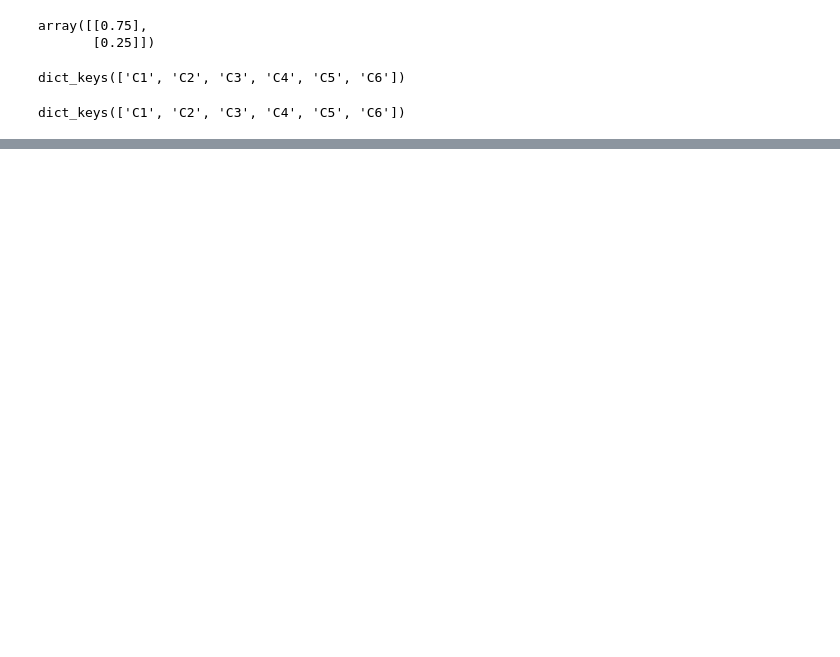
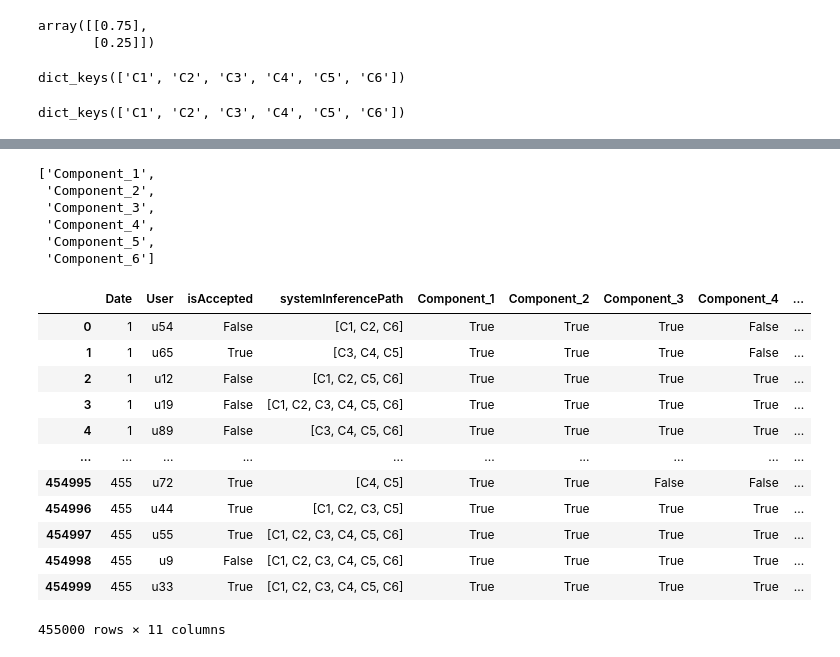
Before and after one commit to fernandes-alexandreg/hitl-telemetry-sim, a Jupyter notebook: notebooks/02_composite_system_hitl_sim.ipynb, the cells around one changed output, grey strips where cells are left out. Cells and saved outputs as stored; diff of their text form; code cells hidden in the pictures; blank space fills up the shorter version.

```diff
--- a/notebooks/02_composite_system_hitl_sim.ipynb
+++ b/notebooks/02_composite_system_hitl_sim.ipynb
@@ -189,0 +226,37 @@ fig.show()
+# %%
+expanded_df = ~expanded_df.isna()
+# %%
+list(expanded_df.columns)
+# %% [output]
+['Component_1',
+ 'Component_2',
+ 'Component_3',
+ 'Component_4',
+ 'Component_5',
+ 'Component_6']
+# %%
+historical_telemetry_df[list(expanded_df.columns)] = expanded_df
+# %%
+categories = {}
+cc = 1
+for inf_path in historical_telemetry_df.systemInferencePath.astype('str').unique():
+    categories[inf_path] = "Type_" + str(cc)
+    cc += 1
+# %%
+historical_telemetry_df["request_type"] = historical_telemetry_df.systemInferencePath.apply(lambda x: categories[str(x)])
+# %%
+historical_telemetry_df
+# %% [output]
+|  | Date | User | isAccepted | systemInferencePath | Component_1 | Component_2 | Component_3 | Component_4 | ... |
+| 0 | 1 | u54 | False | [C1, C2, C6] | True | True | True | False | ... |
+| 1 | 1 | u65 | True | [C3, C4, C5] | True | True | True | False | ... |
+| 2 | 1 | u12 | False | [C1, C2, C5, C6] | True | True | True | True | ... |
+| 3 | 1 | u19 | False | [C1, C2, C3, C4, C5, C6] | True | True | True | True | ... |
+| 4 | 1 | u89 | False | [C3, C4, C5, C6] | True | True | True | True | ... |
+| ... | ... | ... | ... | ... | ... | ... | ... | ... | ... |
+| 454995 | 455 | u72 | True | [C4, C5] | True | True | False | False | ... |
+| 454996 | 455 | u44 | True | [C1, C2, C3, C5] | True | True | True | True | ... |
+| 454997 | 455 | u55 | True | [C1, C2, C3, C4, C5, C6] | True | True | True | True | ... |
+| 454998 | 455 | u9 | False | [C1, C2, C3, C4, C5, C6] | True | True | True | True | ... |
+| 454999 | 455 | u33 | True | [C1, C2, C3, C4, C5, C6] | True | True | True | True | ... |
+455000 rows × 11 columns
```
Also changed, not shown: parts of 16 cells of this notebook, 8 other files.
